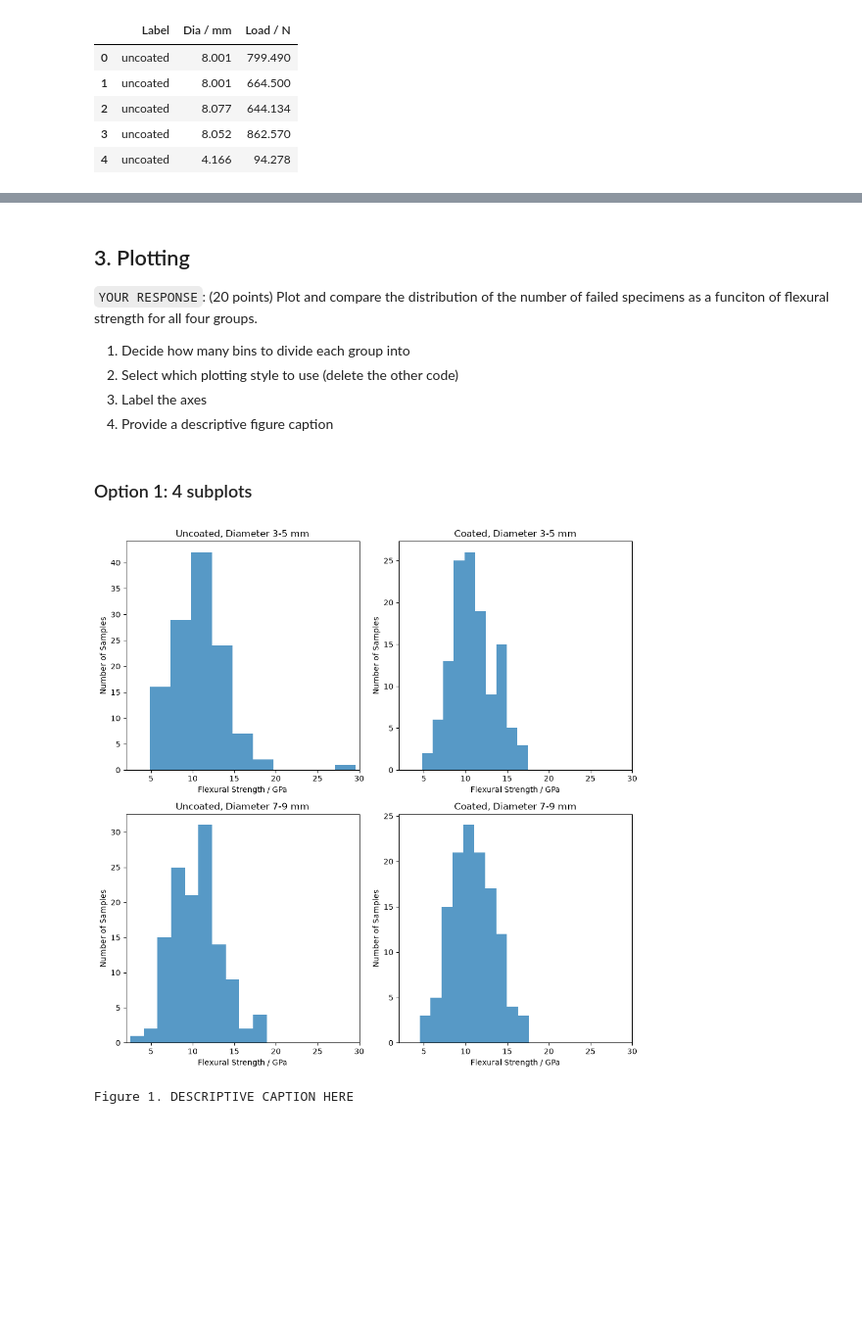
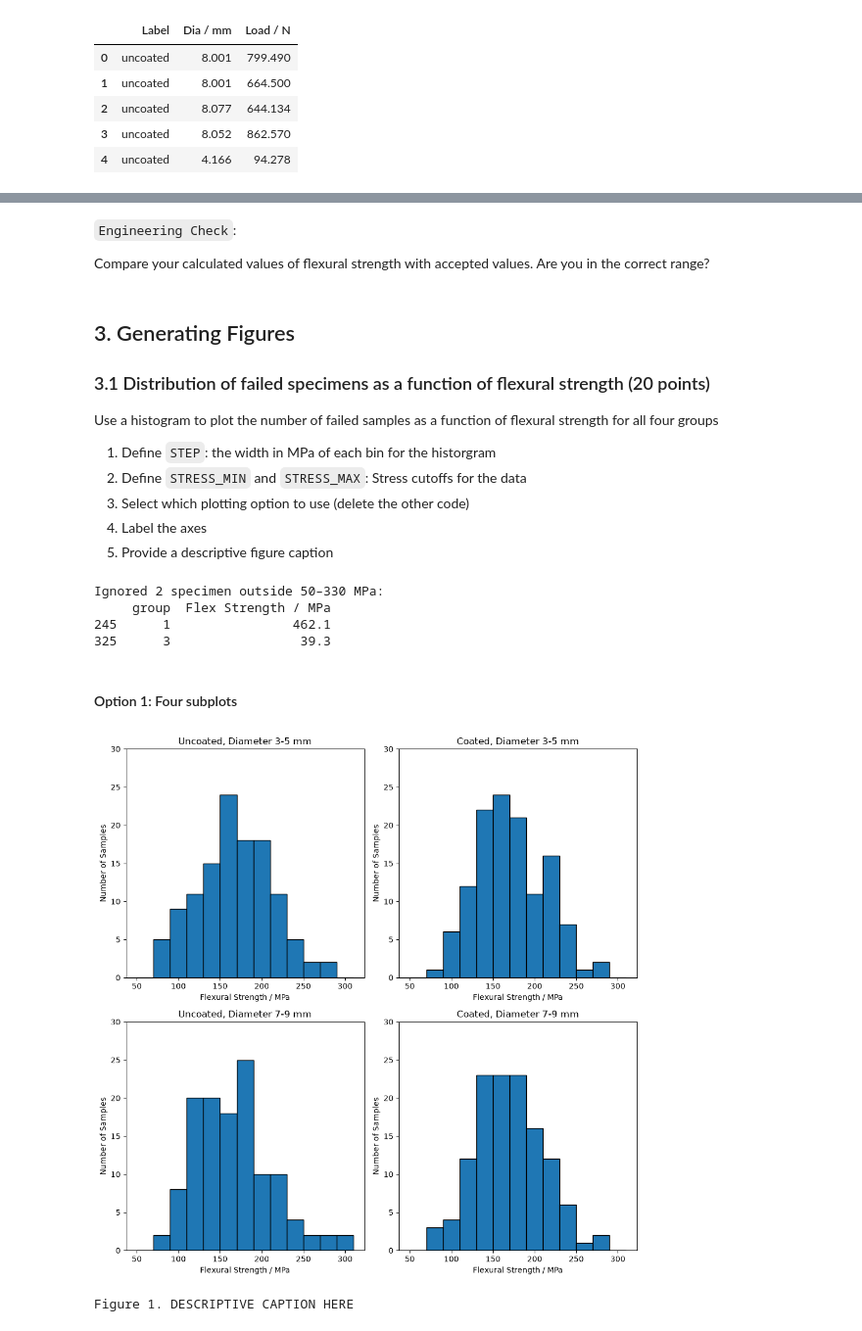
Before and after one commit to mseMSU/Notebooks-pub, a Jupyter notebook: notebooks/MSE/250/Lab_9_Report.ipynb, the cells around one changed output, grey strips where cells are left out. Shown at 98% size. Drawn from its saved outputs; the diff is of its cells as text; code cells hidden in the pictures; blank space fills up the shorter version.

```diff
--- a/notebooks/MSE/250/Lab_9_Report.ipynb
+++ b/notebooks/MSE/250/Lab_9_Report.ipynb
@@ -9 +16,9 @@ Recommended reading: Calister, *Materials Science and Engineering: An Introducti
+# %%
+# import necessary libraries
+import pandas as pd
+import numpy as np
+import matplotlib.pyplot as plt
+
+# define the span used to collect the data in meters
+SPAN_MM = 50.8 # millimeters
 # %% [markdown]
@@ -18,10 +32,9 @@ import matplotlib.pyplot as plt
 # %%
 #import the data from the csv. Ignore the first column
-df = pd.read_csv('GlassFractureDataCleaned.csv', skiprows=1, usecols=[1,2,4],
+df = pd.read_csv('GlassFractureDataCleaned.csv',
+                 skiprows=1,
+                 usecols=[1,2,4],
                  names=["Label", "Dia / mm", "Load / N"])
-
-# define the span used to collect the data in meters
-SPAN = 50.8/1000
 
 # normalize all Labels to lowercase to make case-insensitive
 
@@ -79,5 +147,6 @@ In the code cell below calculate the flexural strength in GPa. Round to appropri
 # %%
-df['Flex Strength / GPa'] = df['Load / N'] * SPAN / (np.pi * (df['Dia / mm']/1000/8)**3 )/(10**9)
-df['Flex Strength / GPa'] = df['Flex Strength / GPa'].round(1)
-df.head()
+df['Flex Strength / MPa'] = df['Load / N'] * SPAN_MM / (np.pi * (df['Dia / mm']/2)**3 )
+df['Flex Strength / MPa'] = df['Flex Strength / MPa'].round(1)
+
+df.head()   # display the first few lines of the dataframe after calculating flexural strength
 # %% [output]
@@ -90,44 +159,70 @@ df.head()
+# %% [markdown]
+`Engineering Check`:
+
+Compare your calculated values of flexural strength with accepted values. Are you in the correct range?
 # %% [markdown]
-## 3. Plotting
-`YOUR RESPONSE`: (20 points) Plot and compare the distribution of the number of failed specimens as a funciton of flexural strength for all four groups.
+## 3. Generating Figures
 
-1. Decide how many bins to divide each group into
-1. Select which plotting style to use (delete the other code)
+### 3.1 Distribution of failed specimens as a function of flexural strength (20 points)
+
+Use a histogram to plot the number of failed samples as a function of flexural strength for all four groups
+
+1. Define `STEP`: the width in MPa of each bin for the historgram
+1. Define `STRESS_MIN` and `STRESS_MAX`: Stress cutoffs for the data
+1. Select which plotting option to use (delete the other code)
 1. Label the axes
 1. Provide a descriptive figure caption
 # %%
-N_BINS = 10 # number of bins for each group
+STEP = 20 # Step Size MPa
+STRESS_MIN = 50 # Minimum MPa
+STRESS_MAX = 330 # MPa
+
+# store a mask of the values which are within the user defined stress limits
+in_range = (df["Flex Strength / MPa"] >= STRESS_MIN) & (df["Flex Strength / MPa"] <= STRESS_MAX)
+ignored = ~in_range & (df["group"] != 0)
+
+
+BINS = np.arange(STRESS_MIN, STRESS_MAX, STEP)
 
 # titles of each group from 1 to 4
 titles = {1: 'Uncoated, Diameter 3-5 mm',
           2: 'Coated, Diameter 3-5 mm',
           3: 'Uncoated, Diameter 7-9 mm',
           4: 'Coated, Diameter 7-9 mm'}
+
+# print out which specimen data are being ignored
+print(f"Ignored {ignored.sum()} specimen outside {STRESS_MIN}–{STRESS_MAX} MPa:")
+print(df.loc[ignored, ["group", "Flex Strength / MPa"]])
+# %% [output]
+Ignored 2 specimen outside 50–330 MPa:
+     group  Flex Strength / MPa
+245      1                462.1
+325      3                 39.3
 # %% [markdown]
-### Option 1: 4 subplots
+#### Option 1: Four subplots
 # %%
 fig, axes = plt.subplots(2, 2, figsize=(10, 10))
 
 for ax, key in zip(axes.ravel(), titles.keys()):
 
     #select the data for each group
-    group_data = df[df['group'] == key]['Flex Strength / GPa']
+    group_data = df[df['group'] == key]['Flex Strength / MPa']
 
     #plot each groups data in a histogram
-    counts, bin_edges, patches = ax.hist(group_data, bins=N_BINS, alpha=0.75, label=titles[key])
+    counts, bin_edges, patches = ax.hist(group_data, bins=BINS, label=titles[key], edgecolor='black')
     ax.set_title(titles[key])
-    ax.set_xlabel('Flexural Strength / GPa')
+    ax.set_xlabel('Flexural Strength / MPa')
     ax.set_ylabel('Number of Samples')
-    ax.set_xlim([2, 30])
+    ax.set_ylim([0, 30])  #set a consistent y-axis for comparison
 
 
 
 plt.tight_layout()
 plt.show()
 
 # STUDENT: add a descriptive figure caption. Explain the trends in the caption.
 print("Figure 1. DESCRIPTIVE CAPTION HERE")
 # %% [output]
-[figure, old version]
+[figure, new version]
 Figure 1. DESCRIPTIVE CAPTION HERE
 # %% [markdown]
```
Also changed, not shown: parts of 15 cells of this notebook, 1 other file.
